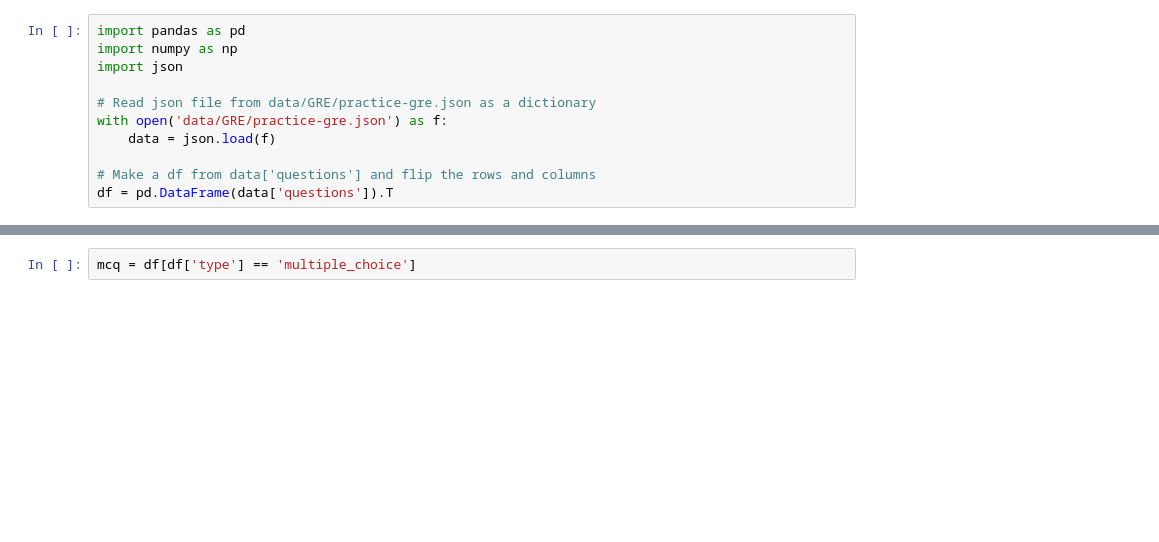
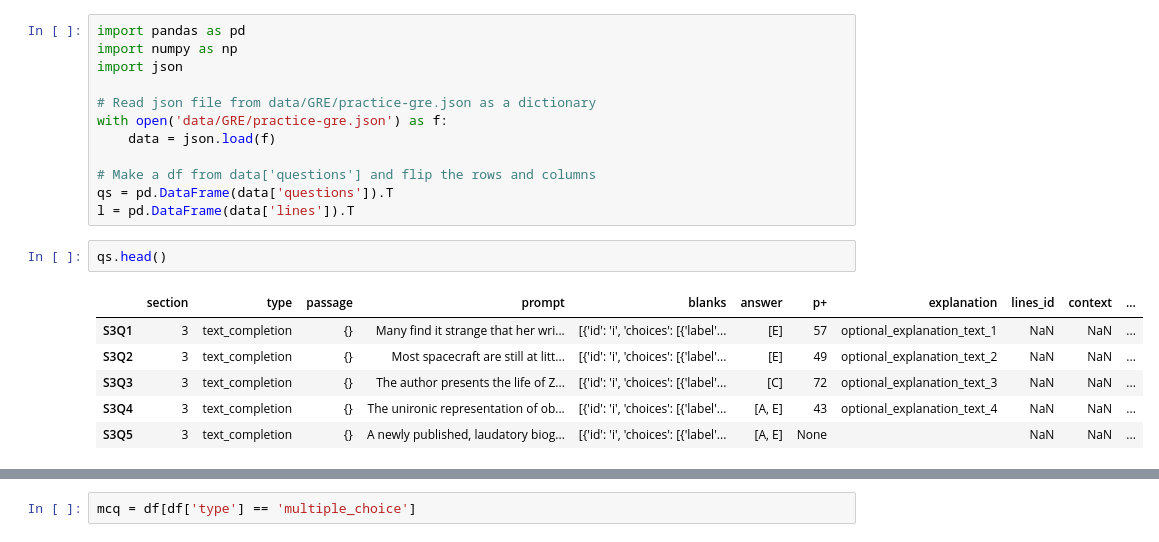
Before and after one commit to AshishSrvastava/llm-benchmarking, a Jupyter notebook: test.ipynb, the cells around one changed output, grey strips where cells are left out. Cells and saved outputs as stored; diff of their text form; blank space fills up the shorter version.

```diff
--- a/test.ipynb
+++ b/test.ipynb
@@ -8,4 +8,14 @@ with open('data/GRE/practice-gre.json') as f:
     data = json.load(f)
 
 # Make a df from data['questions'] and flip the rows and columns
-df = pd.DataFrame(data['questions']).T
+qs = pd.DataFrame(data['questions']).T
+l = pd.DataFrame(data['lines']).T
+# %%
+qs.head()
+# %% [output]
+|  | section | type | passage | prompt | blanks | answer | p+ | explanation | lines_id | context | ... |
+| S3Q1 | 3 | text_completion | {} | Many find it strange that her wri... | [{'id': 'i', 'choices': [{'label'... | [E] | 57 | optional_explanation_text_1 | NaN | NaN | ... |
+| S3Q2 | 3 | text_completion | {} | Most spacecraft are still at litt... | [{'id': 'i', 'choices': [{'label'... | [E] | 49 | optional_explanation_text_2 | NaN | NaN | ... |
+| S3Q3 | 3 | text_completion | {} | The author presents the life of Z... | [{'id': 'i', 'choices': [{'label'... | [C] | 72 | optional_explanation_text_3 | NaN | NaN | ... |
+| S3Q4 | 3 | text_completion | {} | The unironic representation of ob... | [{'id': 'i', 'choices': [{'label'... | [A, E] | 43 | optional_explanation_text_4 | NaN | NaN | ... |
+| S3Q5 | 3 | text_completion | {} | A newly published, laudatory biog... | [{'id': 'i', 'choices': [{'label'... | [A, E] | None |  | NaN | NaN | ... |
```
Also changed, not shown: parts of 11 cells of this notebook, 2 other files.
